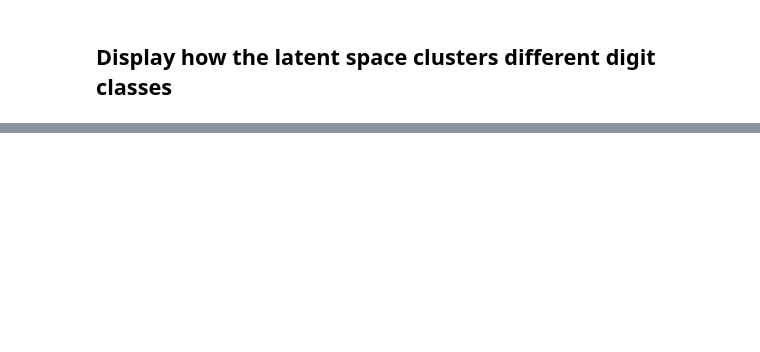
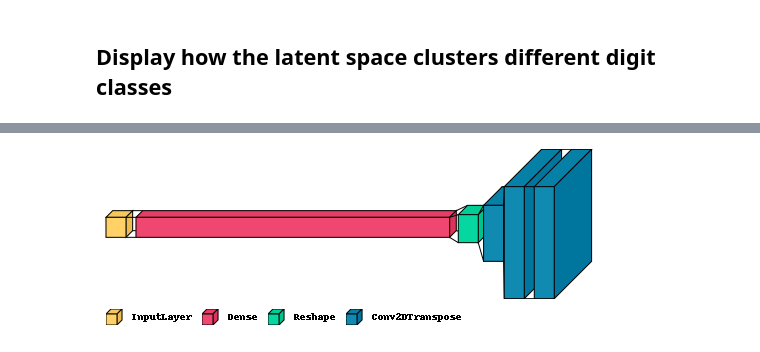
Before and after one commit to krishnakeshav/Machine-Learning-Excercises, a Jupyter notebook: examples/generative/ipynb/vae.ipynb, the cells around one changed output, grey strips where cells are left out. Cells and saved outputs as stored; diff of their text form; code cells hidden in the pictures; blank space fills up the shorter version.

Commit message:
added layer visualization and some parameters modification

```diff
--- a/examples/generative/ipynb/vae.ipynb
+++ b/examples/generative/ipynb/vae.ipynb
@@ -247,0 +263,4 @@ plot_label_clusters(vae, x_train, y_train)
+# %%
+visualkeras.layered_view(vae.encoder, legend=True)
+# %% [output]
+[figure, added]
```
Also changed, not shown: parts of 6 cells of this notebook.
